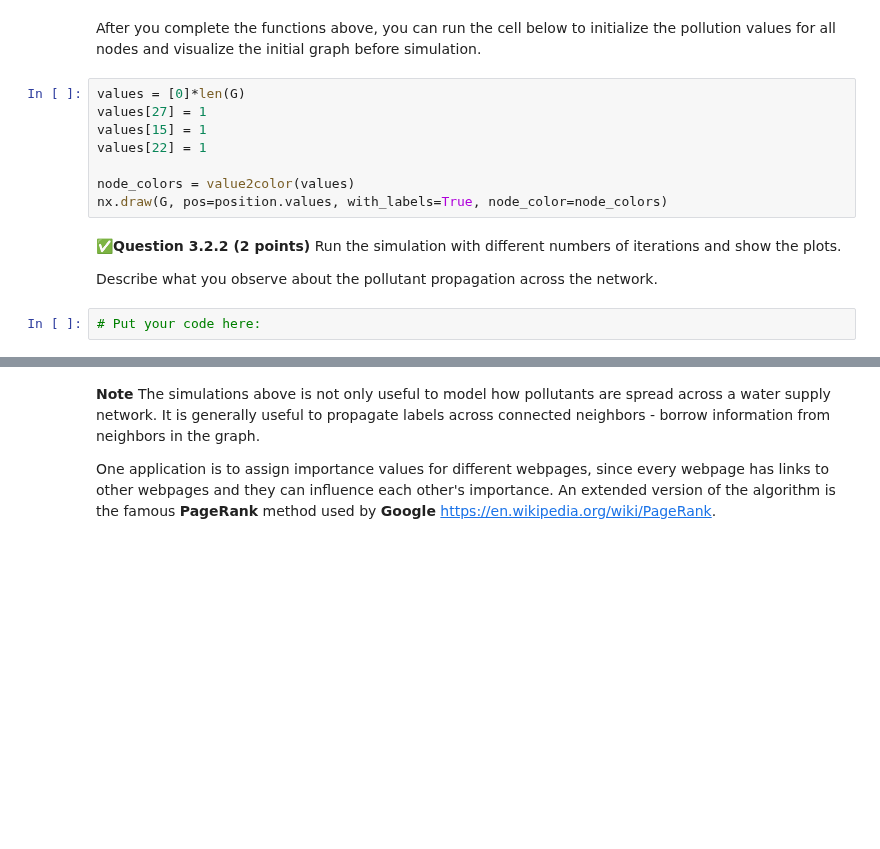
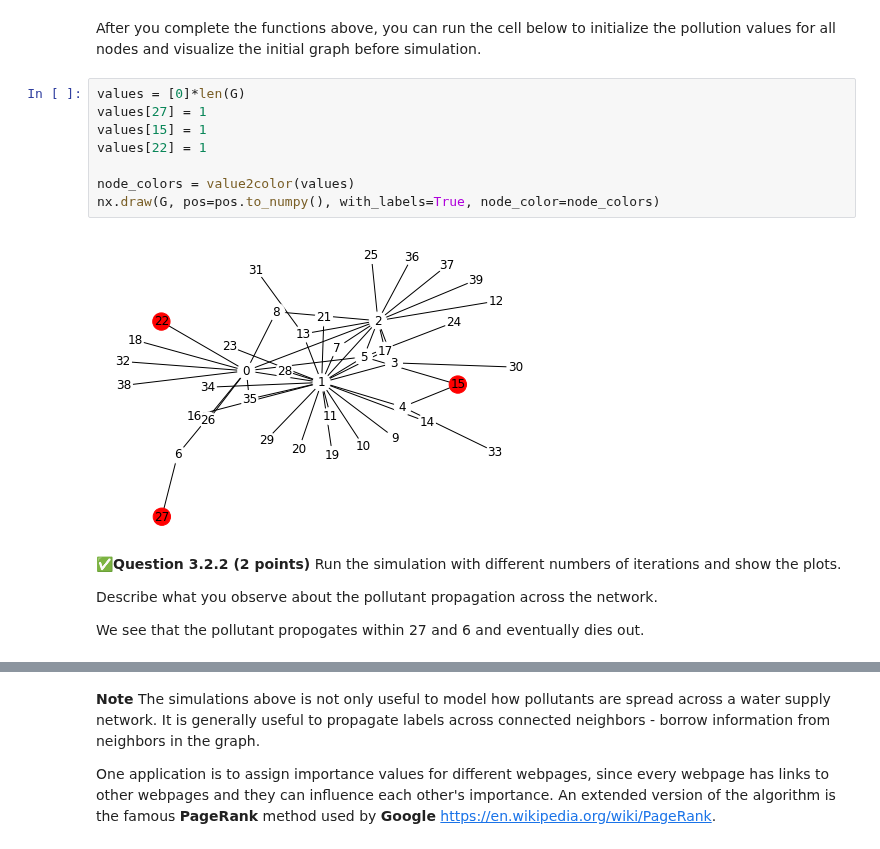
Before and after one commit to Rajmeet/cmse202-s22-turnin, a Jupyter notebook: hw-03/HW-03_ABMAndGraphTheory-STUDENT.ipynb, the cells around one changed output, grey strips where cells are left out. Cells and saved outputs as stored; diff of their text form; blank space fills up the shorter version.

```diff
--- a/hw-03/HW-03_ABMAndGraphTheory-STUDENT.ipynb
+++ b/hw-03/HW-03_ABMAndGraphTheory-STUDENT.ipynb
@@ -457,14 +459,16 @@ After you complete the functions above, you can run the cell below to initialize
 # %%
 values = [0]*len(G)
 values[27] = 1
 values[15] = 1
 values[22] = 1
 
 node_colors = value2color(values)
-nx.draw(G, pos=position.values, with_labels=True, node_color=node_colors)
+nx.draw(G, pos=pos.to_numpy(), with_labels=True, node_color=node_colors)
+# %% [output]
+[figure, added]
 # %% [markdown]
 &#9989;**Question 3.2.2 (2 points)** Run the simulation with different numbers of iterations and show the plots.
 
 Describe what you observe about the pollutant propagation across the network.
+
+We see that the pollutant propogates within 27 and 6 and eventually dies out.
-# %%
-# Put your code here:
```
Also changed, not shown: parts of 5 cells of this notebook.
